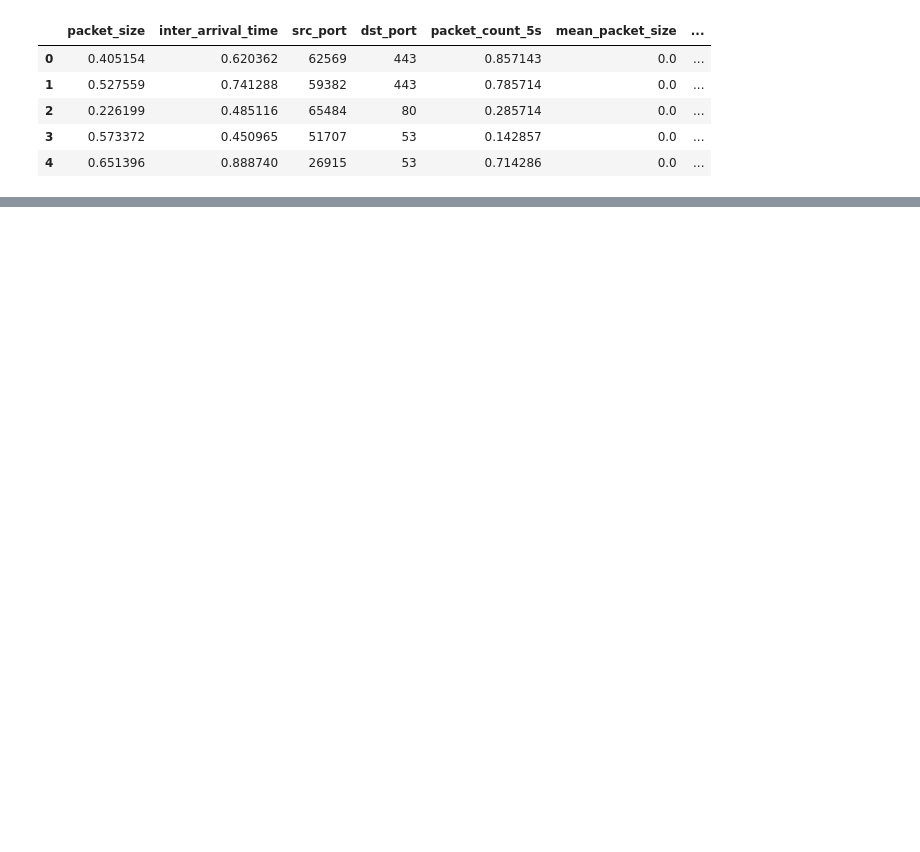
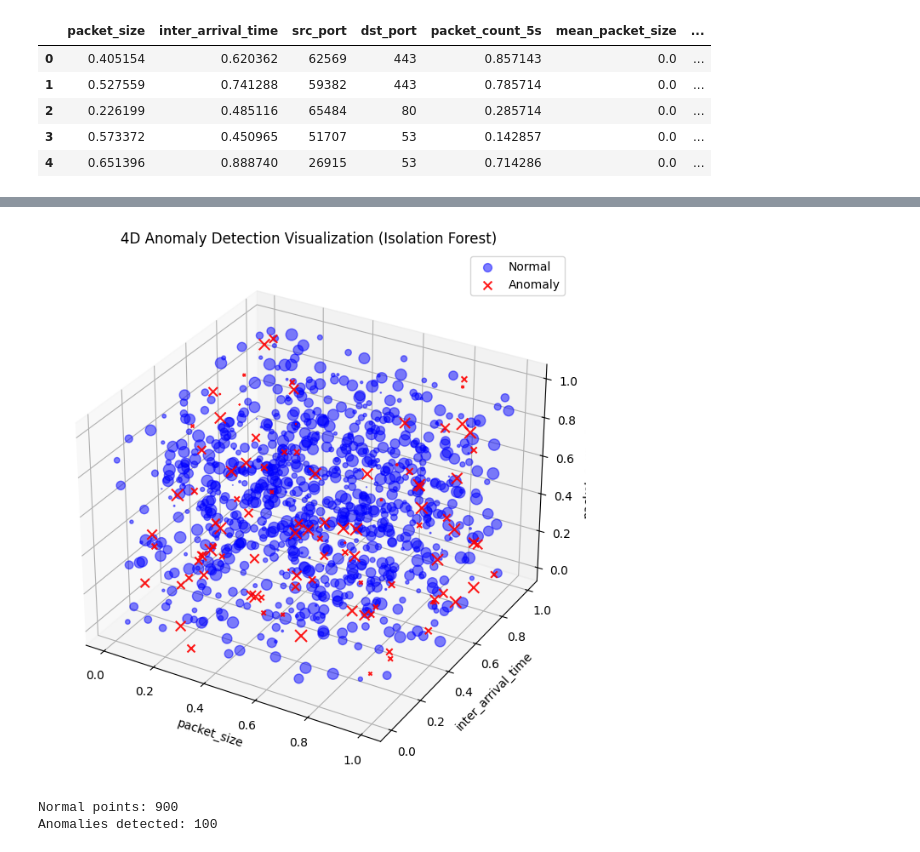
Before and after one commit to IshithaaW/AnomalyDetection, a Jupyter notebook: network_anomaly.ipynb, the cells around one changed output, grey strips where cells are left out. Drawn from its saved outputs; the diff is of its cells as text; code cells hidden in the pictures; blank space fills up the shorter version.

```diff
--- a/network_anomaly.ipynb
+++ b/network_anomaly.ipynb
@@ -139,3 +139,43 @@ plt.show()
 # %%
 df['anomaly'] = anomaly_labels
 df.to_csv("anomaly_output.csv", index=False)
+# %%
+# 7. 4D Visualization (same visualization idea, extended)
+fig = plt.figure(figsize=(12, 8))
+ax = fig.add_subplot(111, projection='3d')
+
+ax.scatter(
+    normal['packet_size'],
+    normal['inter_arrival_time'],
+    normal['packet_count_5s'],
+    c='blue',
+    alpha=0.5,
+    s=normal['spectral_entropy'] * 100,
+    label='Normal'
+)
+
+ax.scatter(
+    anomaly['packet_size'],
+    anomaly['inter_arrival_time'],
+    anomaly['packet_count_5s'],
+    c='red',
+    alpha=0.9,
+    s=anomaly['spectral_entropy'] * 100,
+    marker='x',
+    label='Anomaly'
+)
+
+ax.set_xlabel('packet_size')
+ax.set_ylabel('inter_arrival_time')
+ax.set_zlabel('packet_count_5s')
+ax.set_title('4D Anomaly Detection Visualization (Isolation Forest)')
+ax.legend()
+
+plt.show()
+
+print("Normal points:", len(normal))
+print("Anomalies detected:", len(anomaly))
+# %% [output]
+[figure, added]
+Normal points: 900
+Anomalies detected: 100
```
Also changed, not shown: parts of 4 cells of this notebook, 3 other files.
